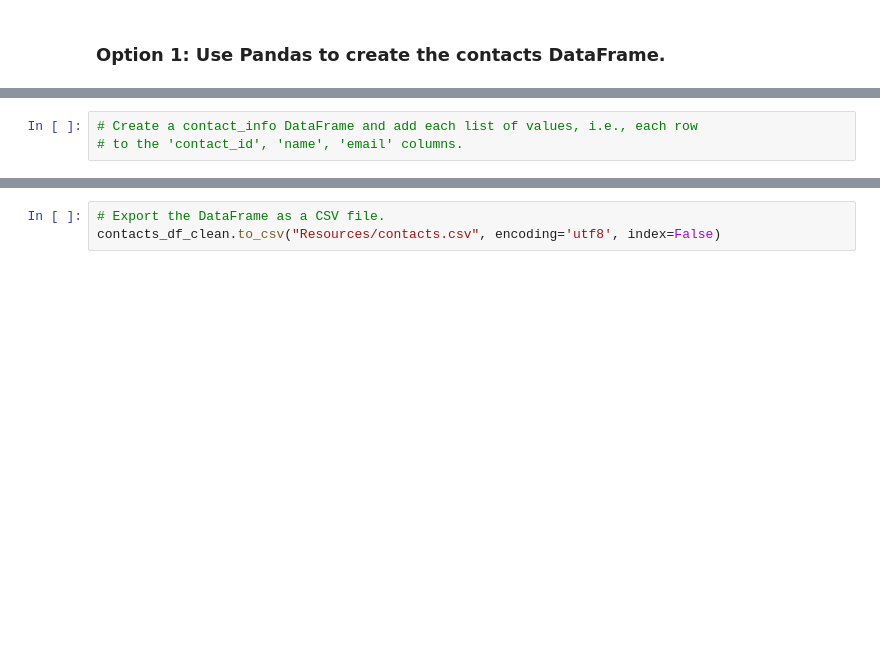
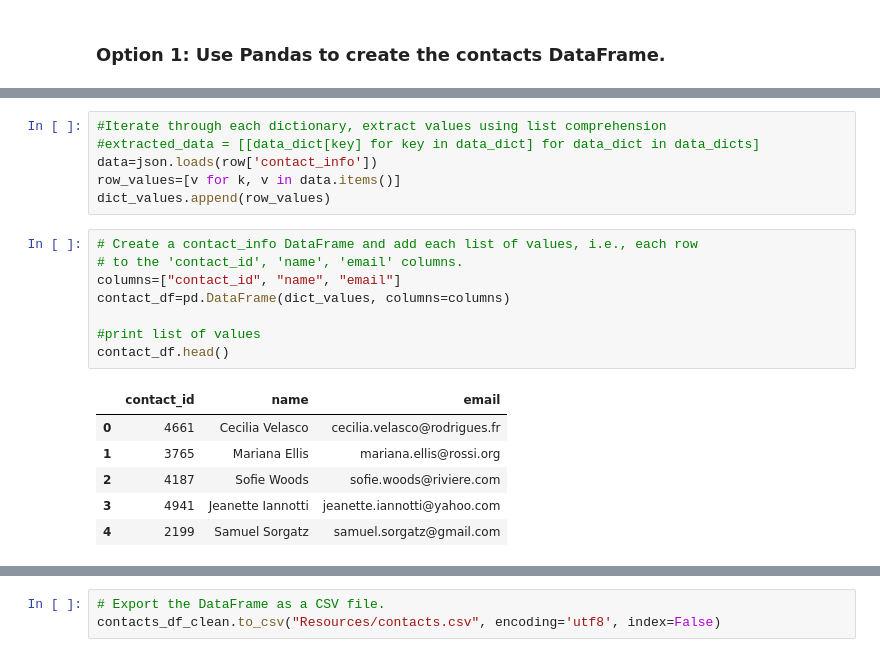
Before and after one commit to amshank1979/Crowdfunding_ETL, a Jupyter notebook: Starter_Files/ETL_Mini_Project_Starter_Code_a.shank_s.halliday.ipynb, the cells around one changed output, grey strips where cells are left out. Drawn from its saved outputs; the diff is of its cells as text; blank space fills up the shorter version.

```diff
--- a/Starter_Files/ETL_Mini_Project_Starter_Code_a.shank_s.halliday.ipynb
+++ b/Starter_Files/ETL_Mini_Project_Starter_Code_a.shank_s.halliday.ipynb
@@ -301,5 +313,23 @@ print(dict_values)
+# %%
+#Iterate through each dictionary, extract values using list comprehension
+#extracted_data = [[data_dict[key] for key in data_dict] for data_dict in data_dicts]
+data=json.loads(row['contact_info'])
+row_values=[v for k, v in data.items()]
+dict_values.append(row_values)
 # %%
 # Create a contact_info DataFrame and add each list of values, i.e., each row
 # to the 'contact_id', 'name', 'email' columns.
+columns=["contact_id", "name", "email"]
+contact_df=pd.DataFrame(dict_values, columns=columns)
+
+#print list of values
+contact_df.head()
+# %% [output]
+|  | contact_id | name | email |
+| 0 | 4661 | Cecilia Velasco | cecilia.velasco@rodrigues.fr |
+| 1 | 3765 | Mariana Ellis | mariana.ellis@rossi.org |
+| 2 | 4187 | Sofie Woods | sofie.woods@riviere.com |
+| 3 | 4941 | Jeanette Iannotti | jeanette.iannotti@yahoo.com |
+| 4 | 2199 | Samuel Sorgatz | samuel.sorgatz@gmail.com |
 # %%
 # Check the datatypes.
```
Also changed, not shown: parts of 9 cells of this notebook.
